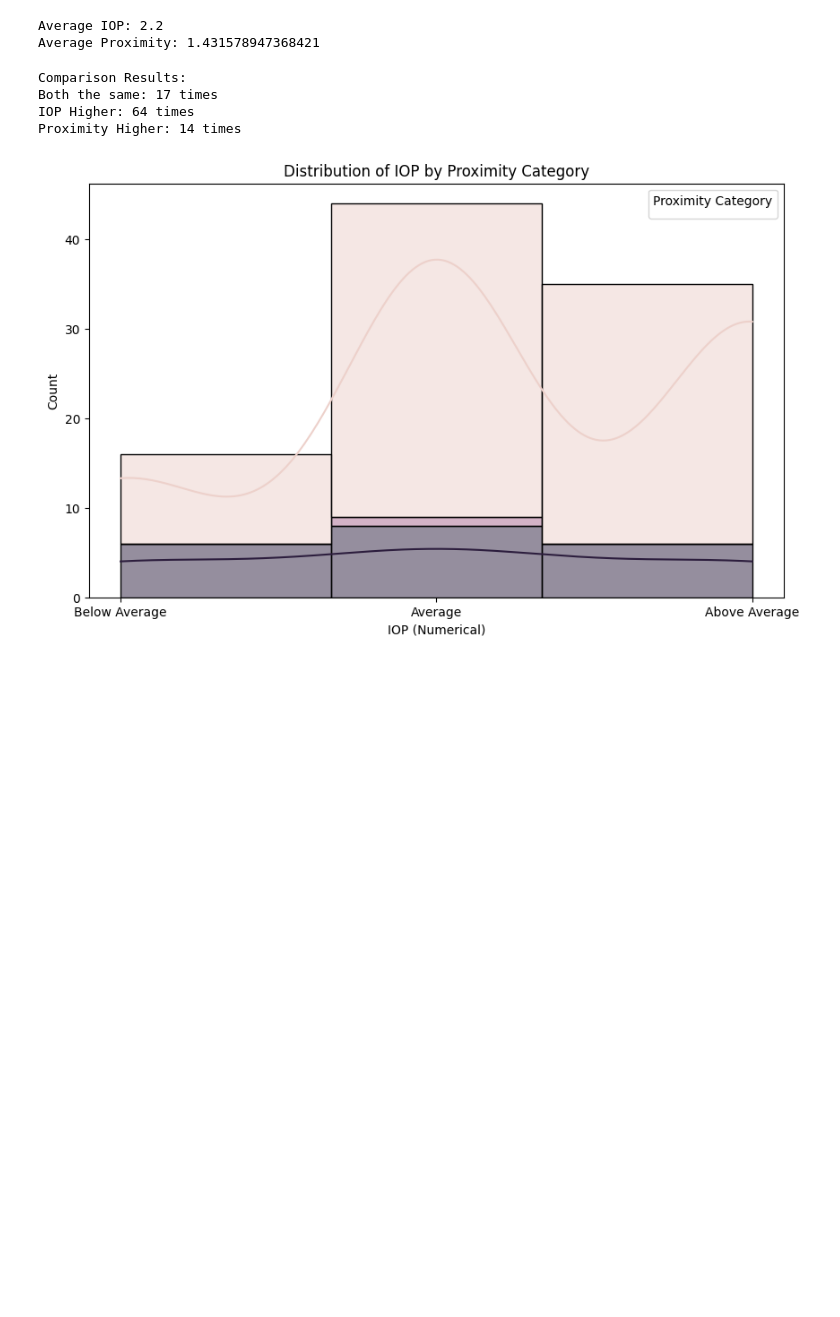
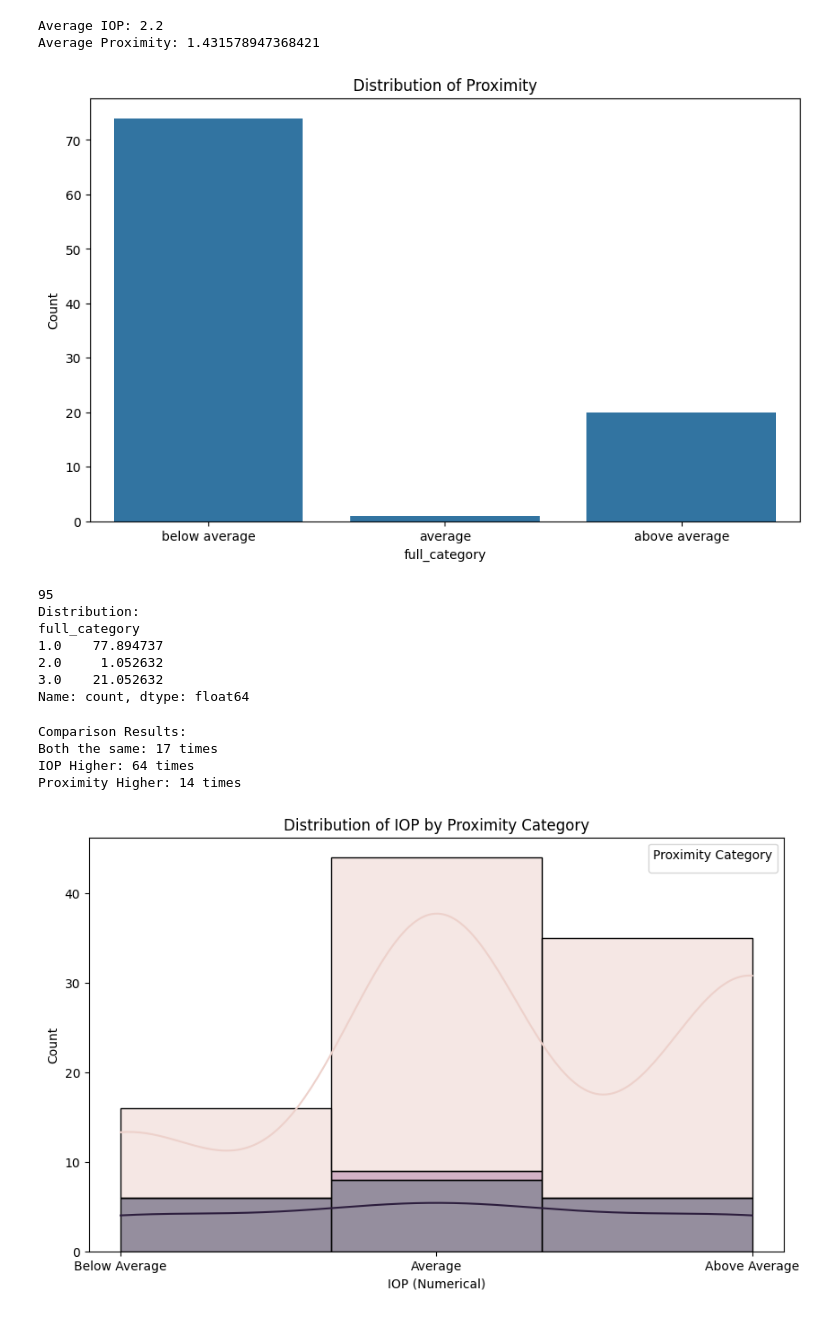
Before and after one commit to majaazdaja/dsp, a Jupyter notebook: notebooks/analysis_oliver.ipynb, the cells around one changed output. Drawn from its saved outputs; the diff is of its cells as text; code cells hidden in the pictures; blank space fills up the shorter version.

Commit message:
Add files via upload
Added implicit Proximity Plots

```diff
--- a/notebooks/analysis_oliver.ipynb
+++ b/notebooks/analysis_oliver.ipynb
@@ -26,6 +26,29 @@ print(f"Average Proximity: {average_proximity}")
 # %% [output]
 Average IOP: 2.2
 Average Proximity: 1.431578947368421
+# %%
+plt.figure(figsize=(10, 6))
+sns.countplot(data=filtered_data, x='full_category')
+plt.title("Distribution of Proximity")
+plt.ylabel("Count")
+plt.xticks([0, 1, 2], ['below average', 'average', 'above average'])
+plt.show()
+
+category_counts = filtered_data["full_category"].value_counts().sort_index() # Sort to match x-axis order
+total_count = category_counts.sum()
+category_percentages = (category_counts / total_count) * 100
+print(len(filtered_data['full_category']))
+print("Distribution:")
+print(category_percentages)
+# %% [output]
+[figure, added]
+95
+Distribution:
+full_category
+1.0    77.894737
+2.0     1.052632
+3.0    21.052632
+Name: count, dtype: float64
 # %%
 # Compare IOP to actual proximity
 accurate_count = (filtered_data['IOP'] == filtered_data['full_category']).sum()
```
Also changed, not shown: parts of 1 cell of this notebook.
